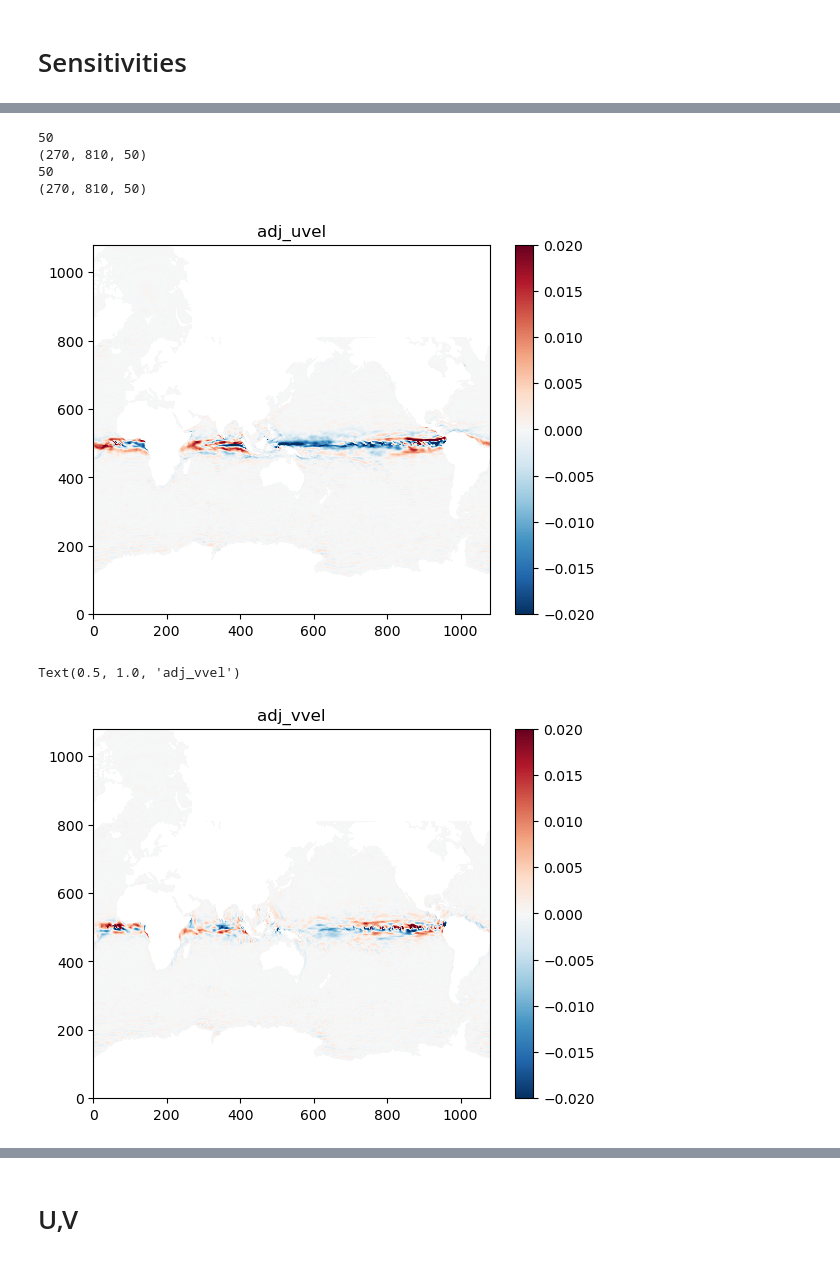
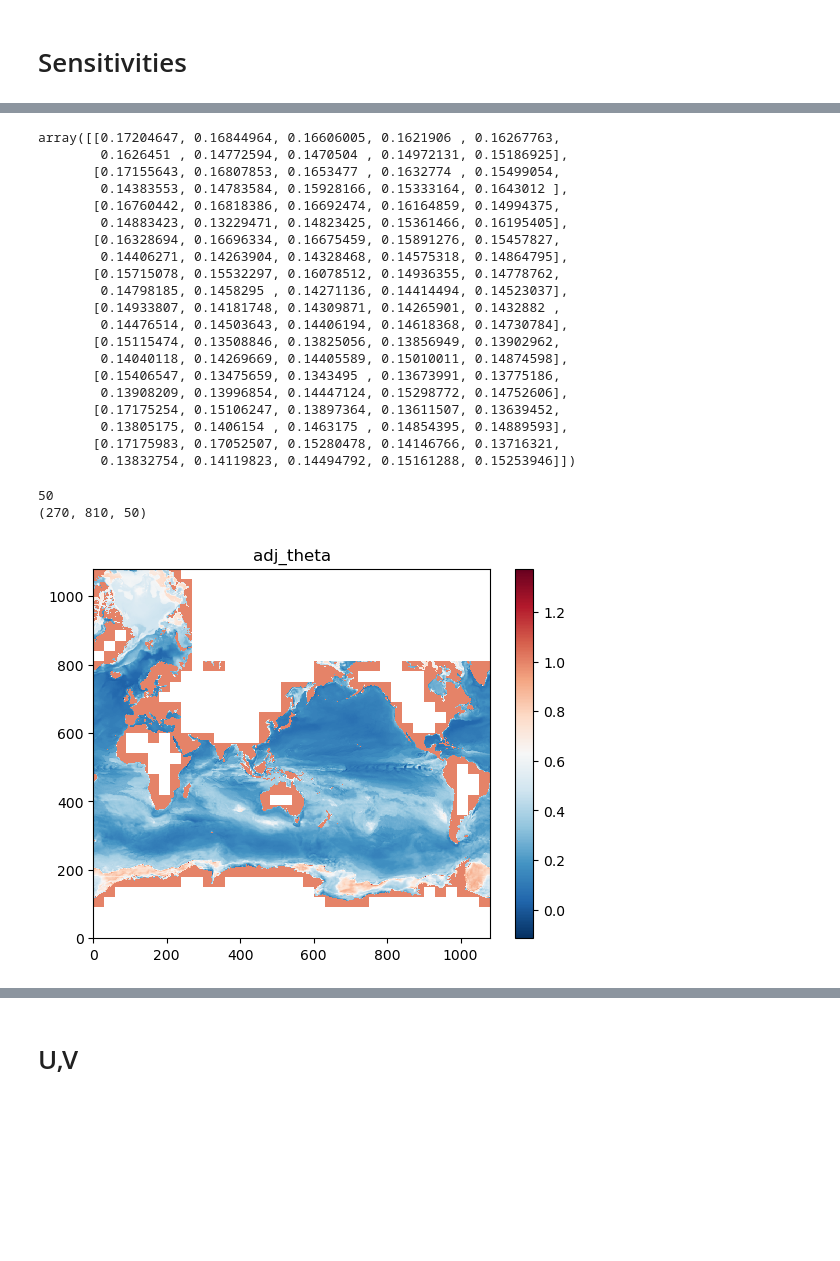
Before and after one commit to shoshanareich/jupyter_notebooks, a Jupyter notebook: llc270/adjoint_ke.ipynb, the cells around one changed output, grey strips where cells are left out. Cells and saved outputs as stored; diff of their text form; code cells hidden in the pictures; blank space fills up the shorter version.

```diff
--- a/llc270/adjoint_ke.ipynb
+++ b/llc270/adjoint_ke.ipynb
@@ -16,9 +16,14 @@ from patchface3D import *
 nx = 270
 nz = 50
 
-run_dir='/nobackup/sreich/llc270_c68w_runs/run_sens_pk0000841536_ke_42days/'
-adxx_uvel = rdmds(run_dir+'ctrl_variables/adxx_uvel.0000000000')
-adxx_vvel = rdmds(run_dir+'ctrl_variables/adxx_vvel.0000000000')
+#run_dir='/nobackup/sreich/llc270_c68w_runs/run_sens_pk0000841536_ke_42days/'
+run_dir='/nobackup/sreich/llc270_c68w_runs/run_sens_pk0000841536_T_2/'
 
-np.unique(adxx_uvel) #nz, ny, nx
+# adxx_uvel = rdmds(run_dir+'ctrl_variables/adxx_uvel.0000000000')
+# adxx_vvel = rdmds(run_dir+'ctrl_variables/adxx_vvel.0000000000')
+adxx_atemp = rdmds(run_dir+'ctrl_variables/adxx_atemp.0000000000')
+#adxx_theta = rdmds(run_dir+'ctrl_variables/adxx_theta.0000000000')
+adxx_theta = rdmds('/nobackup/owang/runs/MG/llc90/run.v4_rls4.077d3.iter0/adxx_theta.0000000000')
+
+np.unique(adxx_theta) #nz, ny, nx
 # %% [output]
@@ -69,31 +92,38 @@ plt.show()
+# %%
+adj_theta_wrl[540:550, 520:530]
+# %% [output]
+array([[0.17204647, 0.16844964, 0.16606005, 0.1621906 , 0.16267763,
+        0.1626451 , 0.14772594, 0.1470504 , 0.14972131, 0.15186925],
+       [0.17155643, 0.16807853, 0.1653477 , 0.1632774 , 0.15499054,
+        0.14383553, 0.14783584, 0.15928166, 0.15333164, 0.1643012 ],
+       [0.16760442, 0.16818386, 0.16692474, 0.16164859, 0.14994375,
+        0.14883423, 0.13229471, 0.14823425, 0.15361466, 0.16195405],
+       [0.16328694, 0.16696334, 0.16675459, 0.15891276, 0.15457827,
+        0.14406271, 0.14263904, 0.14328468, 0.14575318, 0.14864795],
+       [0.15715078, 0.15532297, 0.16078512, 0.14936355, 0.14778762,
+        0.14798185, 0.1458295 , 0.14271136, 0.14414494, 0.14523037],
+       [0.14933807, 0.14181748, 0.14309871, 0.14265901, 0.1432882 ,
+        0.14476514, 0.14503643, 0.14406194, 0.14618368, 0.14730784],
+       [0.15115474, 0.13508846, 0.13825056, 0.13856949, 0.13902962,
+        0.14040118, 0.14269669, 0.14405589, 0.15010011, 0.14874598],
+       [0.15406547, 0.13475659, 0.1343495 , 0.13673991, 0.13775186,
+        0.13908209, 0.13996854, 0.14447124, 0.15298772, 0.14752606],
+       [0.17175254, 0.15106247, 0.13897364, 0.13611507, 0.13639452,
+        0.13805175, 0.1406154 , 0.1463175 , 0.14854395, 0.14889593],
+       [0.17175983, 0.17052507, 0.15280478, 0.14146766, 0.13716321,
+        0.13832754, 0.14119823, 0.14494792, 0.15161288, 0.15253946]])
 # %%
-adj_uvel = rdmds(run_dir+'ADJuvel.0000000000')
-adj_vvel = rdmds(run_dir+'ADJvvel.0000000000')
+adj_theta = rdmds(run_dir+'ADJtheta.0000000000')
 
+adj_theta_wrl = patchface3D(adj_theta, nx, nz)[0,:,:]
+adj_theta_wrl[adj_theta_wrl == 0] = np.nan
 
-adj_uvel_wrl = patchface3D(adj_uvel, nx, nz)[0,:,:]
-adj_uvel_wrl[adj_uvel_wrl == 0] = np.nan
-
-adj_vvel_wrl = patchface3D(adj_vvel, nx, nz)[0,:,:]
-adj_vvel_wrl[adj_vvel_wrl == 0] = np.nan
-
-adj_uvel_wrl, adj_vvel_wrl = fix_uv(adj_uvel_wrl, adj_vvel_wrl, nx)
-
-plt.pcolormesh(adj_uvel_wrl, cmap='RdBu_r', vmin=-0.02, vmax=0.02)
+plt.pcolormesh(adj_theta_wrl, cmap='RdBu_r')
 plt.colorbar()
-plt.title('adj_uvel')
+plt.title('adj_theta')
 plt.show()
-
-
-plt.pcolormesh(adj_vvel_wrl, cmap='RdBu_r', vmin=-0.02, vmax=0.02)
-plt.colorbar()
-plt.title('adj_vvel')
 # %% [output]
 50
 (270, 810, 50)
-50
-(270, 810, 50)
-[figure, old version]
+[figure, new version]
-Text(0.5, 1.0, 'adj_vvel')
-[figure, removed]
 # %%
```
Also changed, not shown: parts of 6 cells of this notebook, 15 other files.
